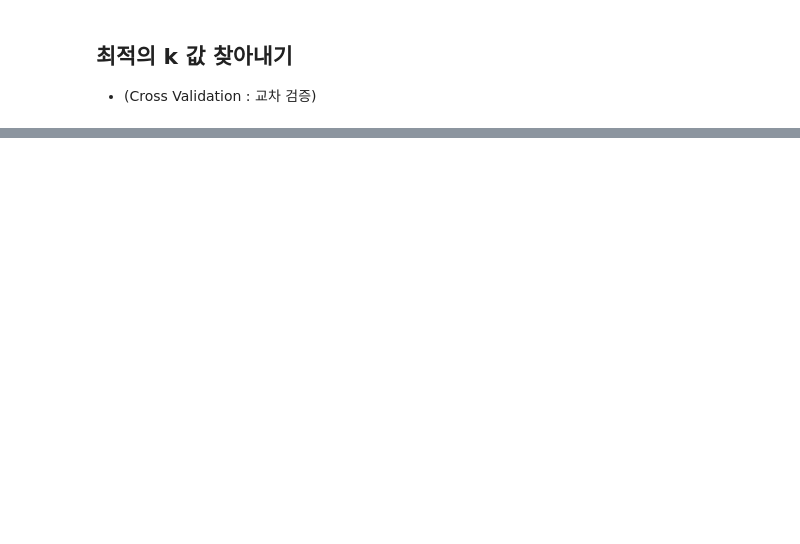
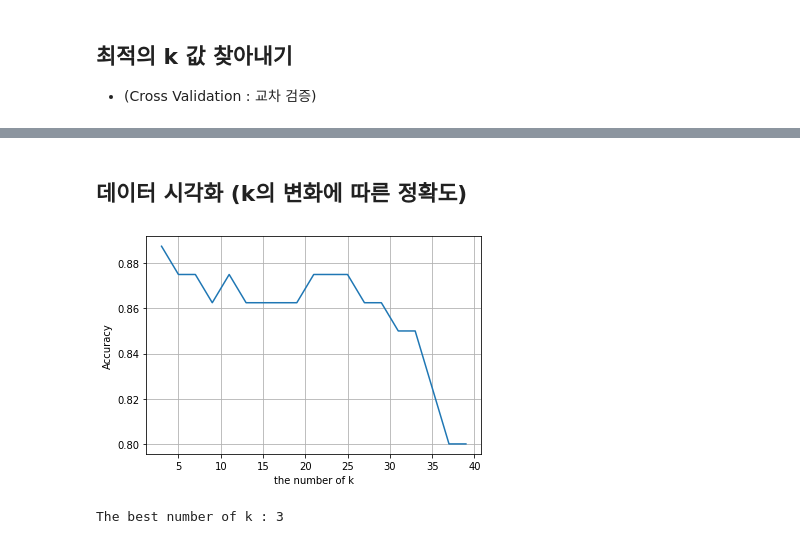
Before and after one commit to hk1486/Machine-Learning, a Jupyter notebook: Day01/Day01(NBA)_KNN.ipynb, the cells around one changed output, grey strips where cells are left out. Saved outputs shown, nothing was run; the diff lists cells and outputs as text; code cells hidden in the pictures; blank space fills up the shorter version.

```diff
--- a/Day01/Day01(NBA)_KNN.ipynb
+++ b/Day01/Day01(NBA)_KNN.ipynb
@@ -240,11 +282,24 @@ np.random.seed(5)
 from sklearn.neighbors import KNeighborsClassifier
 from sklearn.model_selection import cross_val_score
 
+# k의 최댓값에서 2로 나눈 값(몫)을 사용한다. (교차검증은 학습 데이터의 절반까지만 진행)
 max_k_range = train.shape[0] // 2
 k_list = []
-for i in range(3, max_k_range, 2): # 3부터 지정(1 이상의 홀수)
+for i in range(3, max_k_range, 2): # 3부터 지정(1 이상의 홀수만: 1 또는 짝수는 값이 치우칠 수 있음)
     k_list.append(i)
 
 cross_validation_scores = []
+
+# 학습용 데이터로 3점슛, 블로킹, 리바운드 항목을 선택
 x_train = train[['3P','BLK','TRB']]  # train_data
+# 테스트용 데이터로 포지션을 선택
 y_train = train[['Pos']]             # test_data
+
+# 교차 검증을 10번 돌림, K=10, 각 k를 대상으로 검증 결과를 저장한다.
+for k in k_list:
+    knn = KNeighborsClassifier(n_neighbors = k)
+    scores = cross_val_score(knn, x_train, y_train.values.ravel(),
+                            cv=10, scoring='accuracy')
+    cross_validation_scores.append(scores.mean())
+
+cross_validation_scores
@@ -250,0 +326,16 @@ y_train = train[['Pos']]             # test_data
+# %% [markdown]
+## 데이터 시각화 (k의 변화에 따른 정확도)
+# %%
+plt.plot(k_list, cross_validation_scores)
+plt.xlabel('the number of k')
+plt.ylabel('Accuracy')
+plt.grid()
+plt.show()
+
+# k의 최적값을 찾아본다.
+cvs = cross_validation_scores
+k = k_list[cvs.index(max(cross_validation_scores))]
+print("The best number of k : " + str(k))
+# %% [output]
+[figure, added]
+The best number of k : 3
```
Also changed, not shown: parts of 10 cells of this notebook.
